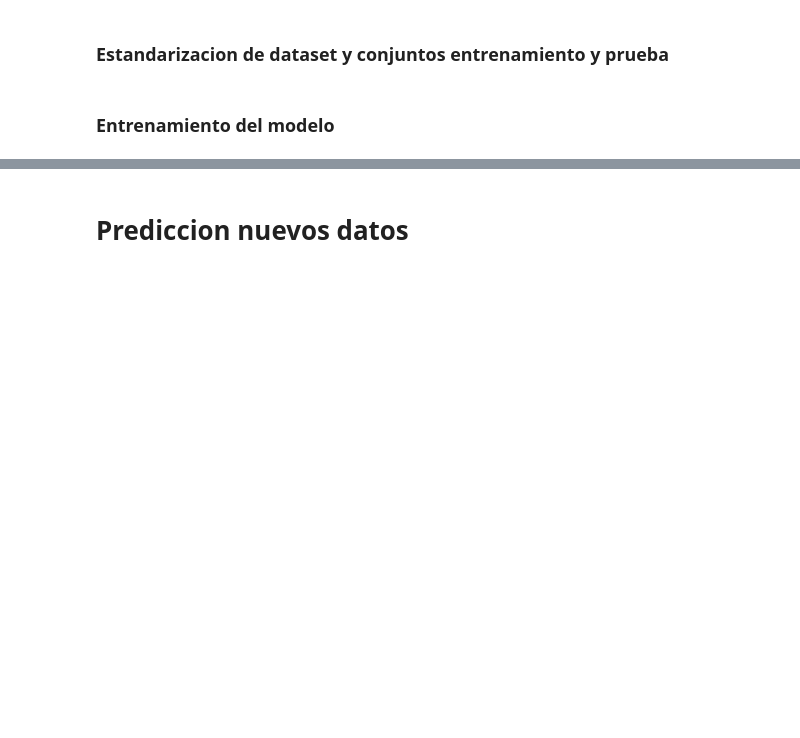
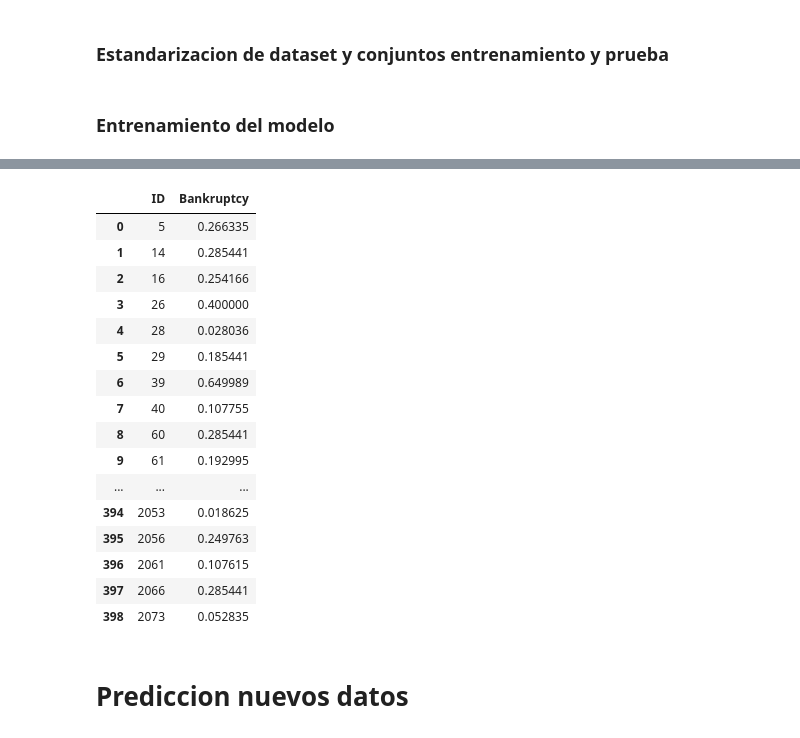
Before and after one commit to Crismaro19/deepLearningTalleres, a Jupyter notebook: miniProyecto/miniProyecto-Copy1.ipynb, the cells around one changed output, grey strips where cells are left out. Drawn from its saved outputs; the diff is of its cells as text; code cells hidden in the pictures; blank space fills up the shorter version.

```diff
--- a/miniProyecto/miniProyecto-Copy1.ipynb
+++ b/miniProyecto/miniProyecto-Copy1.ipynb
@@ -342,0 +472,2 @@ test_loss2, test_acc2 = model2.evaluate(X_test_array, y_test_array)
+# %%
+X_train, X_test, y_train, y_test = train_test_split(X_proces, y, stratify=y, test_size=0.1, random_state=42)
@@ -342,0 +657,23 @@ test_loss2, test_acc2 = model2.evaluate(X_test_array, y_test_array)
+# %%
+y_predict = [x for x in submission_preds]
+# %%
+resultado = pd.DataFrame({'ID': df_test['ID'].values, 'Bankruptcy': y_predict})
+resultado
+# %% [output]
+|  | ID | Bankruptcy |
+| 0 | 5 | 0.266335 |
+| 1 | 14 | 0.285441 |
+| 2 | 16 | 0.254166 |
+| 3 | 26 | 0.400000 |
+| 4 | 28 | 0.028036 |
+| 5 | 29 | 0.185441 |
+| 6 | 39 | 0.649989 |
+| 7 | 40 | 0.107755 |
+| 8 | 60 | 0.285441 |
+| 9 | 61 | 0.192995 |
+| ... | ... | ... |
+| 394 | 2053 | 0.018625 |
+| 395 | 2056 | 0.249763 |
+| 396 | 2061 | 0.107615 |
+| 397 | 2066 | 0.285441 |
+| 398 | 2073 | 0.052835 |
```
Also changed, not shown: parts of 55 cells of this notebook, 1 other file.
